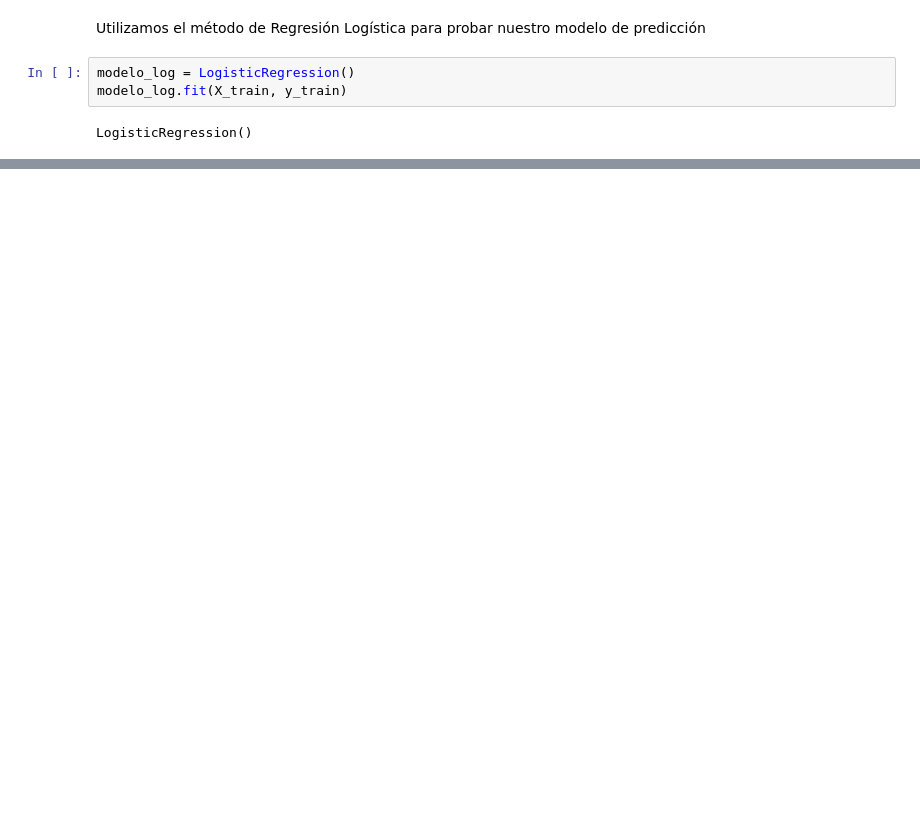
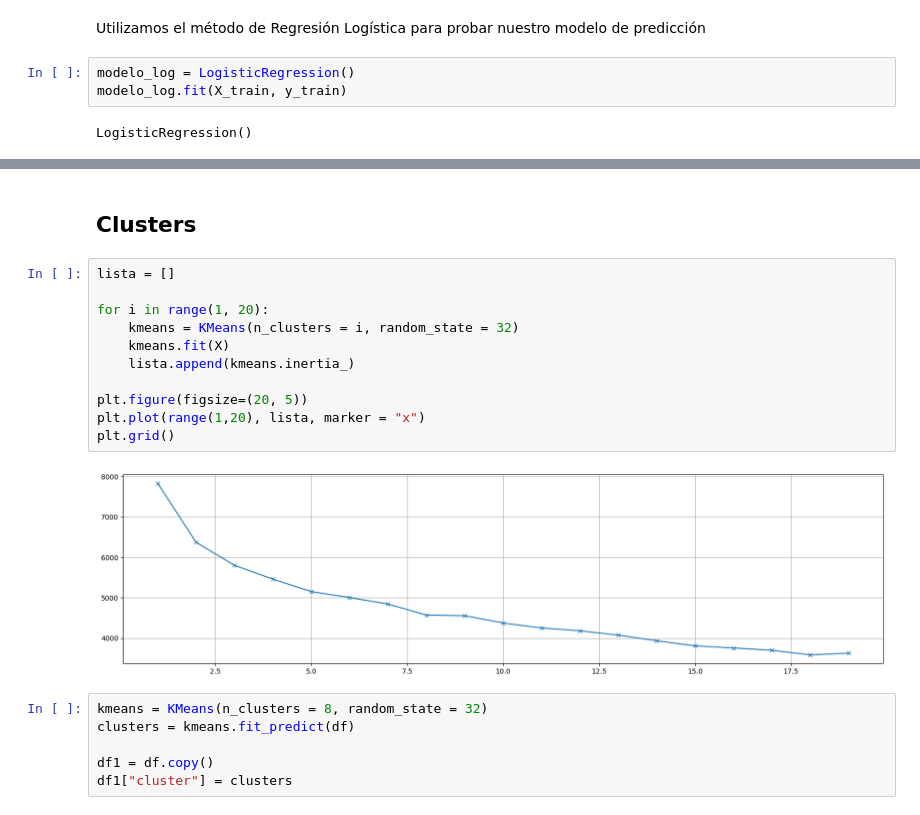
Before and after one commit to EstebanGomezVal/iteso-data-analytics, a Jupyter notebook: notebooks/proyecto.ipynb, the cells around one changed output, grey strips where cells are left out. Drawn from its saved outputs; the diff is of its cells as text; blank space fills up the shorter version.

```diff
--- a/notebooks/proyecto.ipynb
+++ b/notebooks/proyecto.ipynb
@@ -705,2 +728,23 @@ score
 # %% [output]
 0.8609756097560975
+# %% [markdown]
+## Clusters
+# %%
+lista = []
+
+for i in range(1, 20):
+    kmeans = KMeans(n_clusters = i, random_state = 32)
+    kmeans.fit(X)
+    lista.append(kmeans.inertia_)
+
+plt.figure(figsize=(20, 5))
+plt.plot(range(1,20), lista, marker = "x")
+plt.grid()
+# %% [output]
+[figure, added]
+# %%
+kmeans = KMeans(n_clusters = 8, random_state = 32)
+clusters = kmeans.fit_predict(df)
+
+df1 = df.copy()
+df1["cluster"] = clusters
```
Also changed, not shown: parts of 17 cells of this notebook.
